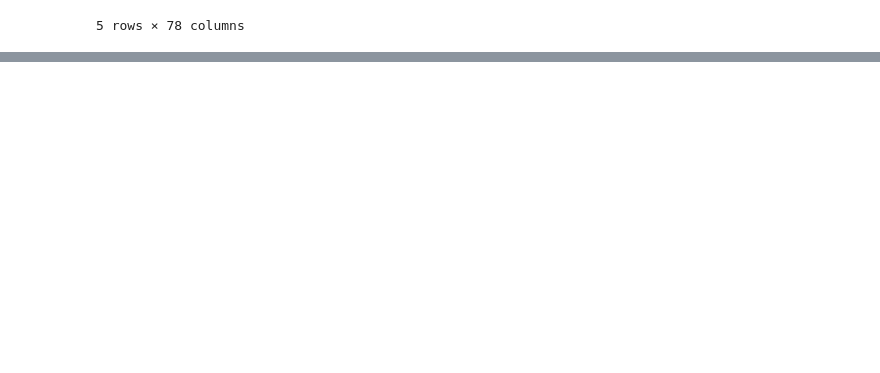
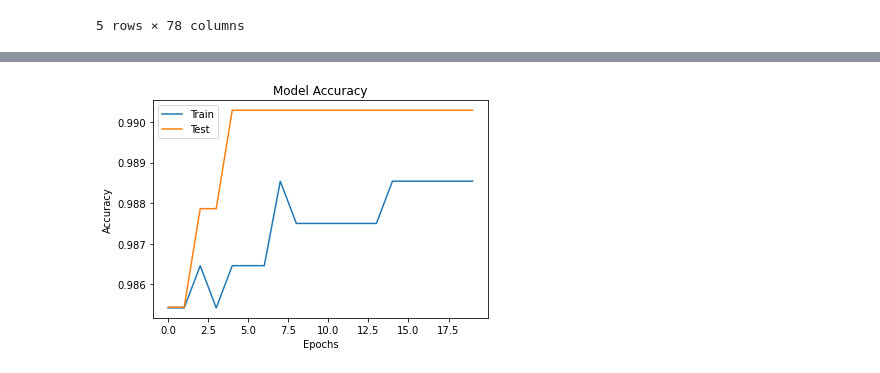
Before and after one commit to rajsandhu1989/Tensorflow_projects, a Jupyter notebook: Advance NN using Keras/Untitled-1.ipynb, the cells around one changed output, grey strips where cells are left out. Cells and saved outputs as stored; diff of their text form; code cells hidden in the pictures; blank space fills up the shorter version.

```diff
--- a/Advance NN using Keras/Untitled-1.ipynb
+++ b/Advance NN using Keras/Untitled-1.ipynb
@@ -21,0 +191,14 @@ df.head()
+# %%
+bankNote=pd.read_csv('banknote.csv')
+car=pd.read_csv('car.csv')
+bankNote=shuffle(bankNote)
+X=bankNote.drop('class', axis=1).values
+y=bankNote['class'].values
+
+# First we will create model for bank note dataset
+# this is a binary dataset
+model=Sequential()
+model.add(Dense(2, input_shape=(4,), activation="relu"))
+model.add(Dense(1, activation="sigmoid"))
+model.compile(optimizer="adam", loss="binary_crossentropy", metrics='accuracy')
+model.summary()
@@ -21,0 +219,3 @@ df.head()
+# %%
+history=model.fit(X, y, epochs=20, validation_split=0.3)
+print(history.history['accuracy'])
@@ -21,0 +240,18 @@ df.head()
+# %%
+# we can print acc, val_loss, val_acc
+#now lets plot the graphs of accuracy
+
+import matplotlib.pyplot as plt
+
+plt.figure()
+
+plt.plot(history.history['accuracy'])
+plt.plot(history.history['val_accuracy'])
+
+plt.title("Model Accuracy")
+plt.ylabel("Accuracy")
+plt.xlabel("Epochs")
+plt.legend(['Train','Test'])
+plt.show()
+# %% [output]
+[figure, added]
```
Also changed, not shown: parts of 16 cells of this notebook, 1 other file.
